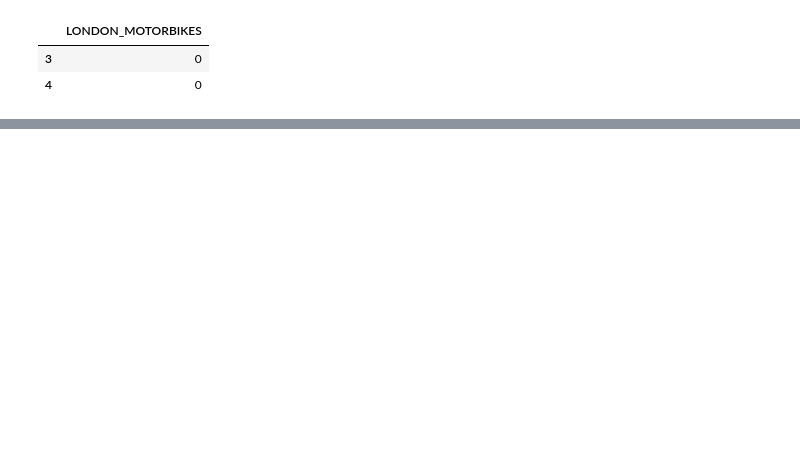
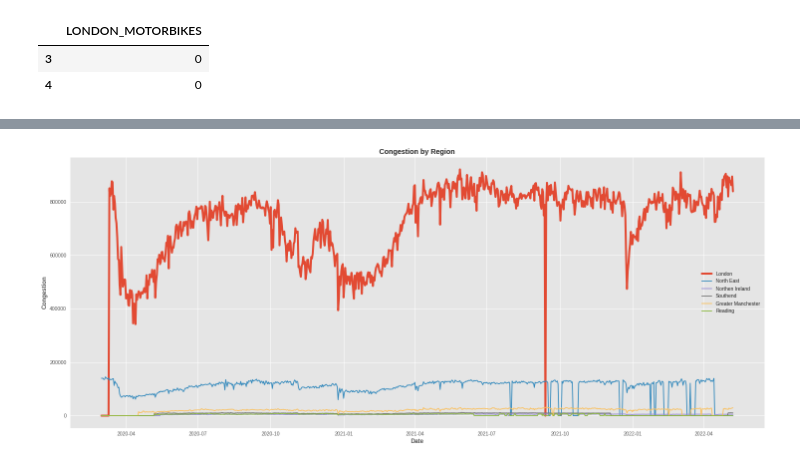
Before and after one commit to joliver-rsa/python-training, a Jupyter notebook: Welcome_to_Colaboratory.ipynb, the cells around one changed output, grey strips where cells are left out. Drawn from its saved outputs; the diff is of its cells as text; code cells hidden in the pictures; blank space fills up the shorter version.

```diff
--- a/Welcome_to_Colaboratory.ipynb
+++ b/Welcome_to_Colaboratory.ipynb
@@ -191,0 +497,18 @@ df.loc[df['DATE'] == '2022-05-04']
+# %%
+plt.figure(figsize=(25,10))
+plt.plot(df['DATE'], df['LONDON_TOTAL'], linewidth=4)
+plt.plot(df['DATE'], df['NORTH_EAST_TOTAL'])
+plt.plot(df['DATE'], df['NORTHERN_IRELAND_TOTAL'])
+plt.plot(df['DATE'], df['SOUTHEND_TOTAL'])
+plt.plot(df['DATE'], df['GREATER_MANCHESTER_TOTAL'])
+plt.plot(df['DATE'], df['READING_TOTAL'])
+
+plt.xlabel('Date', fontweight='bold')
+plt.ylabel('Congestion', fontweight='bold')
+plt.title('Congestion by Region', fontweight='bold')
+
+plt.legend(['London', 'North East', 'Northen Ireland', 'Southend', 'Greater Manchester', 'Reading'])
+
+plt.show()
+# %% [output]
+[figure, added]
```
Also changed, not shown: parts of 27 cells of this notebook.
